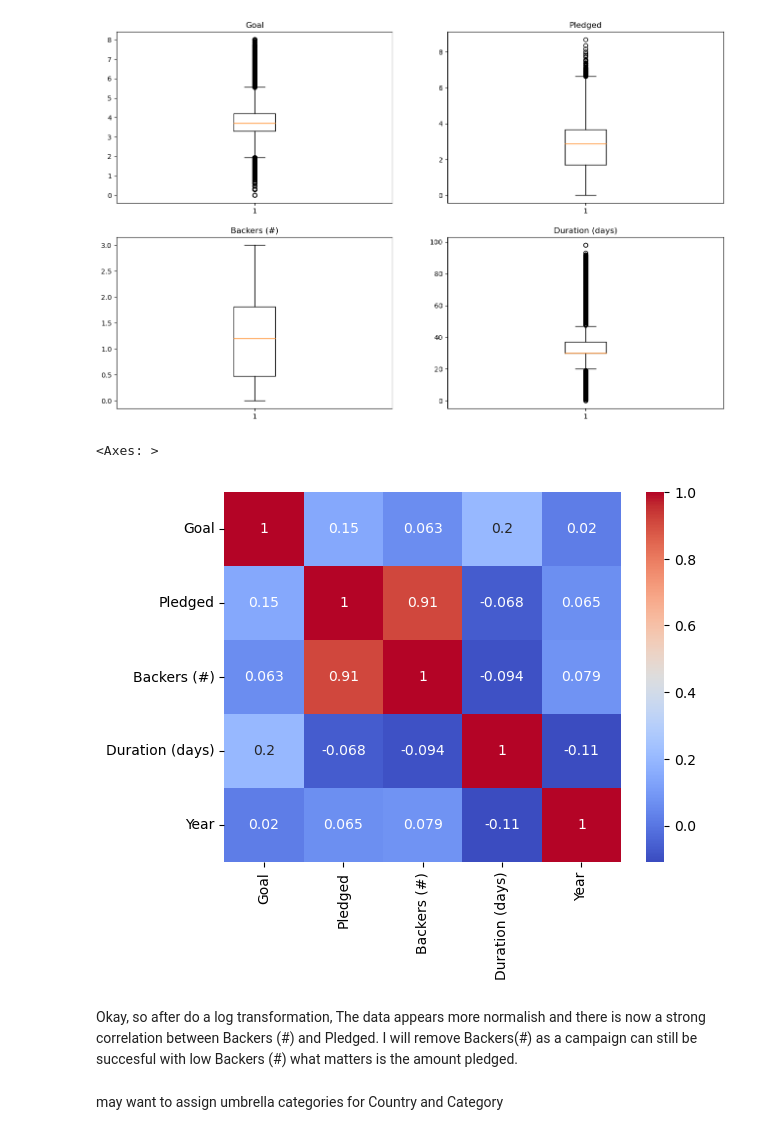
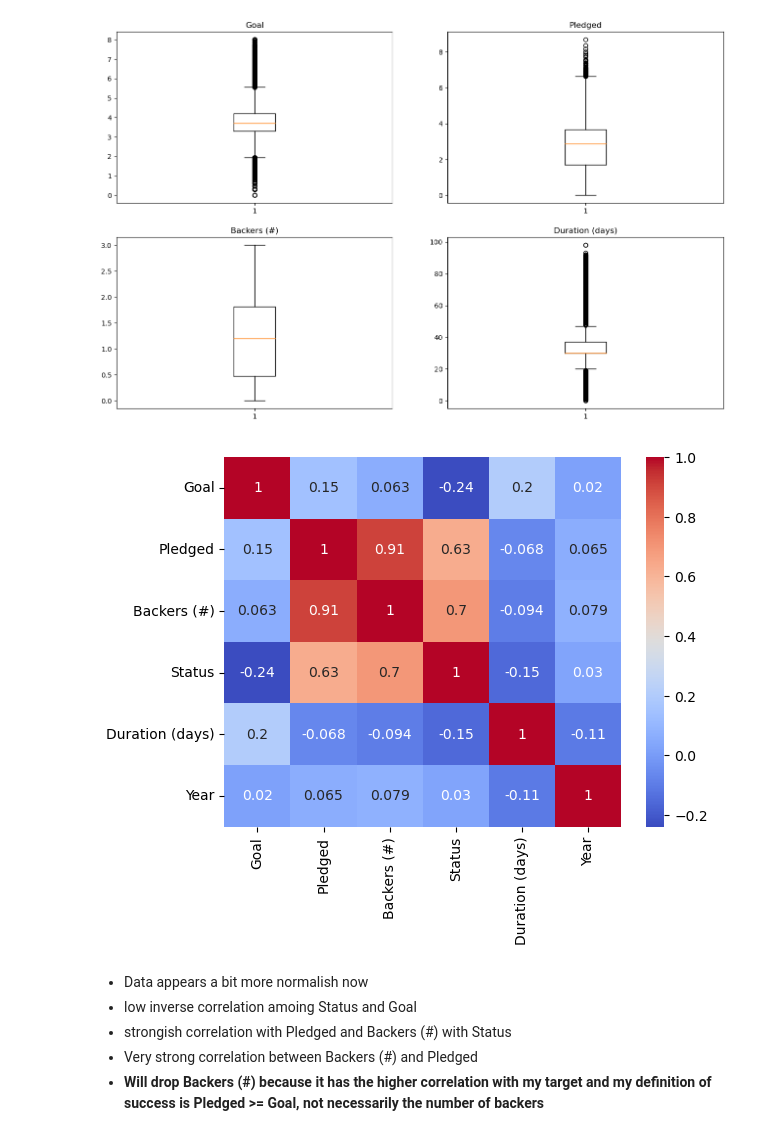
Before and after one commit to SBangarh/Kickstarter_analysis, a Jupyter notebook: eda.ipynb, the cells around one changed output. Drawn from its saved outputs; the diff is of its cells as text; code cells hidden in the pictures.

```diff
--- a/eda.ipynb
+++ b/eda.ipynb
@@ -789 +847,13 @@ final_df = pd.read_csv('clean_data.csv')
+# %%
+#I'm going to make a new df and drop some irrelevent columns like all the ID's
+
+new_df = data.copy()
+# %%
+#drop ID columns - no longer necessary
+new_df = new_df.drop(['Case_ID', 'Pid', 'Category_id', 'Subcategory_id', 'Uid'], axis=1)
+# %%
+#make dict to change Status values to numeric
+status_dict = {'Successful': 1, 'Failed': 0}
+
+new_df.loc[:, 'Status'].replace(status_dict, inplace=True)
 # %%
@@ -820,6 +887,6 @@ def log10p(data):
     return y
 # %%
 #log transform data
-final_df.loc[:, ['Goal', 'Pledged', 'Backers (#)']] = log10p(final_df[['Goal', 'Pledged', 'Backers (#)']])
+new_df.loc[:, ['Goal', 'Pledged', 'Backers (#)']] = log10p(new_df[['Goal', 'Pledged', 'Backers (#)']])
 # %%
 columns = ['Goal', 'Pledged', 'Backers (#)', 'Duration (days)']
@@ -832,11 +899,12 @@ make_boxplot(final_df, columns, 2, 2, (16, 10))
 [figure]
 # %%
 #make a heat map
-make_heatmap(final_df)
+make_heatmap(new_df)
 # %% [output]
-<Axes: >
-[figure, old version]
+[figure, new version]
-# %% [markdown]
-Okay, so after do a log transformation, The data appears more normalish and there is now a strong correlation between Backers (#) and Pledged. I will remove Backers(#) as a campaign can still be succesful with low Backers (#) what matters is the amount pledged.
-# %% [markdown]
-may want to assign umbrella categories for Country and Category
+# %% [markdown]
+- Data appears a bit more normalish now
+- low inverse correlation amoing Status and Goal
+- strongish correlation with Pledged and Backers (#) with Status
+- Very strong correlation between Backers (#) and Pledged
+- **Will drop Backers (#) because it has the higher correlation with my target and my definition of success is Pledged >= Goal, not necessarily the number of backers**
```
Also changed, not shown: parts of 70 cells of this notebook.
